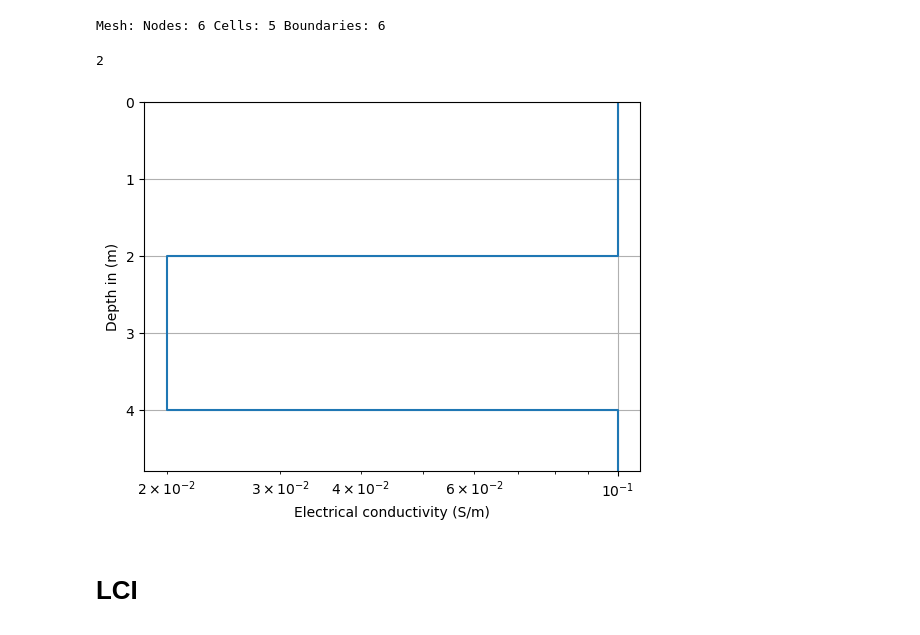
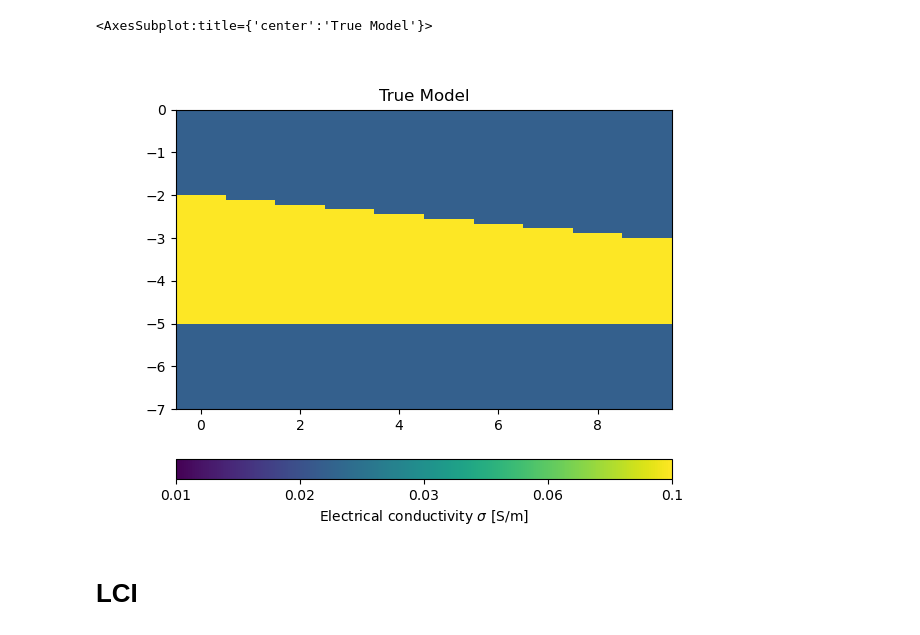
Before and after one commit to mariacarrizo/FDEM_LCI_PWI, a Jupyter notebook: LCI_new.ipynb, the cells around one changed output. Cells and saved outputs as stored; diff of their text form; code cells hidden in the pictures.

```diff
--- a/LCI_new.ipynb
+++ b/LCI_new.ipynb
@@ -160,14 +13,0 @@ RM = F1D.regionManager()
-# %%
-RM.mesh()
-# %% [output]
-Mesh: Nodes: 6 Cells: 5 Boundaries: 6
-# %%
-RM.regionCount()
-# %% [output]
-2
-# %%
-fig, ax = plt.subplots()
-
-F1D.drawModel(ax, model)
-# %% [output]
-[figure, removed]
@@ -174,2 +17,43 @@ F1D.drawModel(ax, model)
+# %%
+## Create a test model
+
+pos = 10
+nLayers = 3
+
+x =  np.linspace(0,pos,pos, endpoint=False)
+sigm_1 = 20/1000
+sigm_2 = 100/1000
+sigm_3 = 20/1000
+#sigm_4 = 100/1000
+thk_1 = x/9 + 2 #np.sin(np.pi/2*x/3) + 2
+thk_2 = 5 - thk_1 # 1/9*x + 1.5
+#thk_3 = np.ones_like(x)
+
+models = np.zeros((pos, nLayers*2-1))
+models[:,0] = thk_1
+models[:,1] = thk_2
+#models[:,2] = thk_3
+models[:,2] = sigm_1
+models[:,3] = sigm_2
+models[:,4] = sigm_3
+#models[:,6] = sigm_4
+
+nSoundings = pos
+
+## Create test data
+
+data_t = []
+
+for p in range(pos):
+    data_t.append(FDEM1D(models[p,2:], models[p,:2]))
+# %%
+inputs ={'label' : 'Electrical conductivity $\sigma$ [S/m]',
+         'cMin': 10/1000,
+         'cMax': 100/1000}
+
+showStitchedModels(models, zMax=7, title = 'True Model', **inputs)
+# %% [output]
+<AxesSubplot:title={'center':'True Model'}>
+[figure, added]
 # %% [markdown]
 # LCI
```
Also changed, not shown: parts of 25 cells of this notebook, 1 other file.
